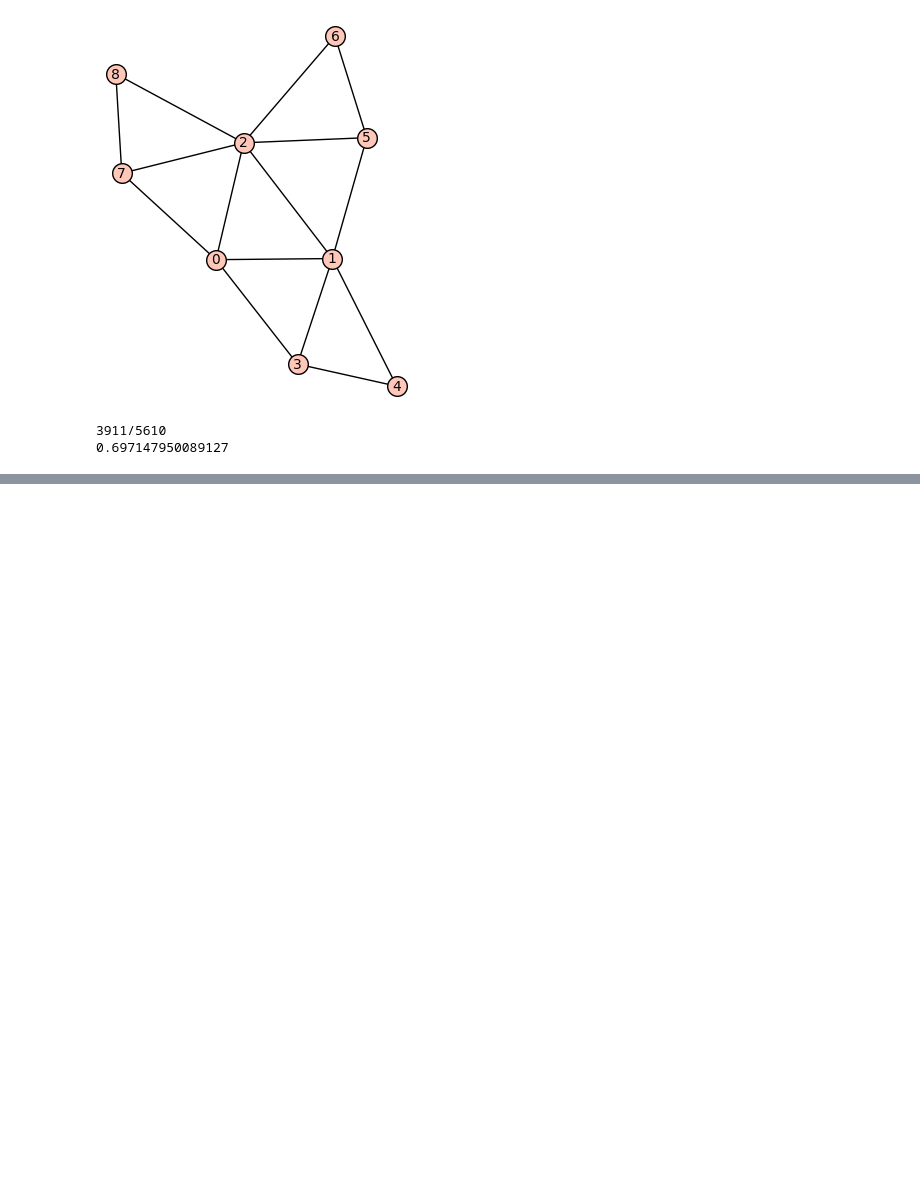
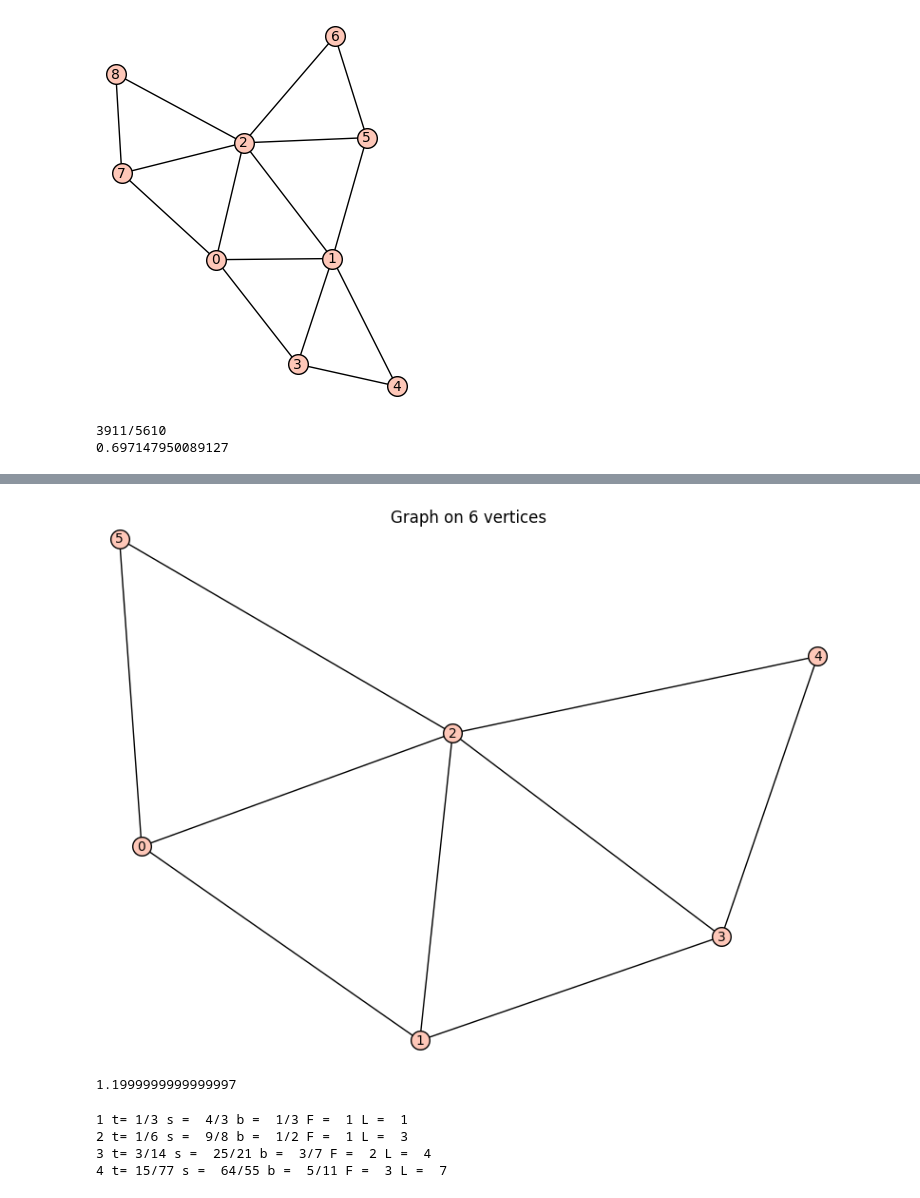
Before and after one commit to mathmanda/SGTCode, a Jupyter notebook: Branched_2Trees_and_Pinwheels.ipynb, the cells around one changed output, grey strips where cells are left out. Cells and saved outputs as stored; diff of their text form; code cells hidden in the pictures; blank space fills up the shorter version.

```diff
--- a/Branched_2Trees_and_Pinwheels.ipynb
+++ b/Branched_2Trees_and_Pinwheels.ipynb
@@ -115,0 +127,27 @@ print m.n()
+# %%
+H = Graph()
+H.add_edges([[0,1]])
+AddLinear2TreeBranch(H,0,1,3)
+AddLinear2TreeBranch(H,0,2,1)
+# %% [output]
+[figure, added]
+# %%
+resistance_distance(H,(4,5))
+# %% [output]
+1.1999999999999997
+# %%
+def lucas(n):
+    return fibonacci(n-1) + fibonacci(n+1)
+
+for k in range(1, 5):
+    t = fibonacci(k)*fibonacci(k+1)/lucas(k)/lucas(k+1)
+    s = fibonacci(k)*fibonacci(k)/fibonacci(2*k+2)
+    b = (fibonacci(k+1))/(lucas(k+1))
+
+
+    print k, 't=',t, 's = ', s+1, 'b = ', b, 'F = ', fibonacci(k), 'L = ', lucas(k)
+# %% [output]
+1 t= 1/3 s =  4/3 b =  1/3 F =  1 L =  1
+2 t= 1/6 s =  9/8 b =  1/2 F =  1 L =  3
+3 t= 3/14 s =  25/21 b =  3/7 F =  2 L =  4
+4 t= 15/77 s =  64/55 b =  5/11 F =  3 L =  7
```
Also changed, not shown: parts of 16 cells of this notebook, 2 other files.
